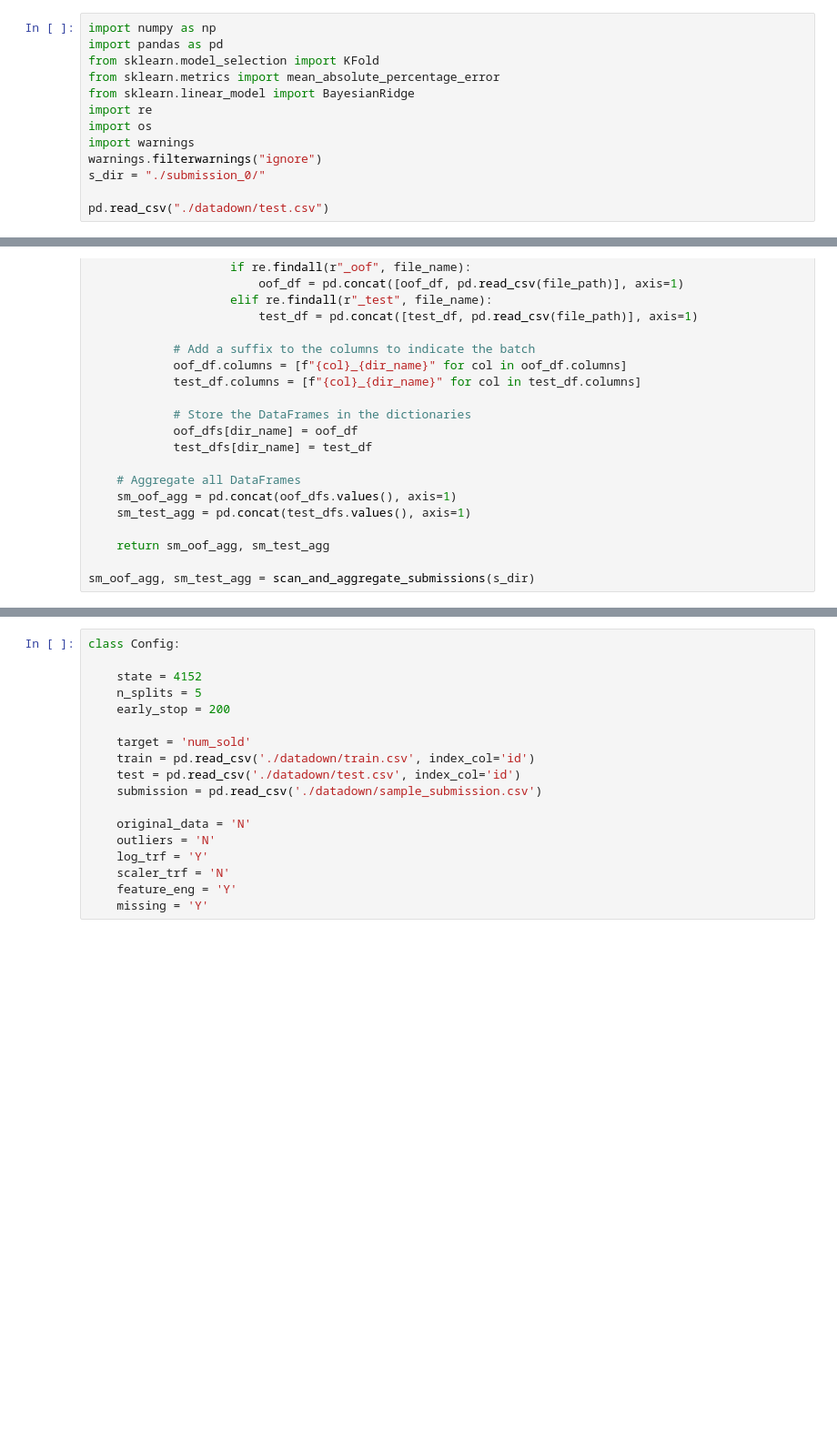
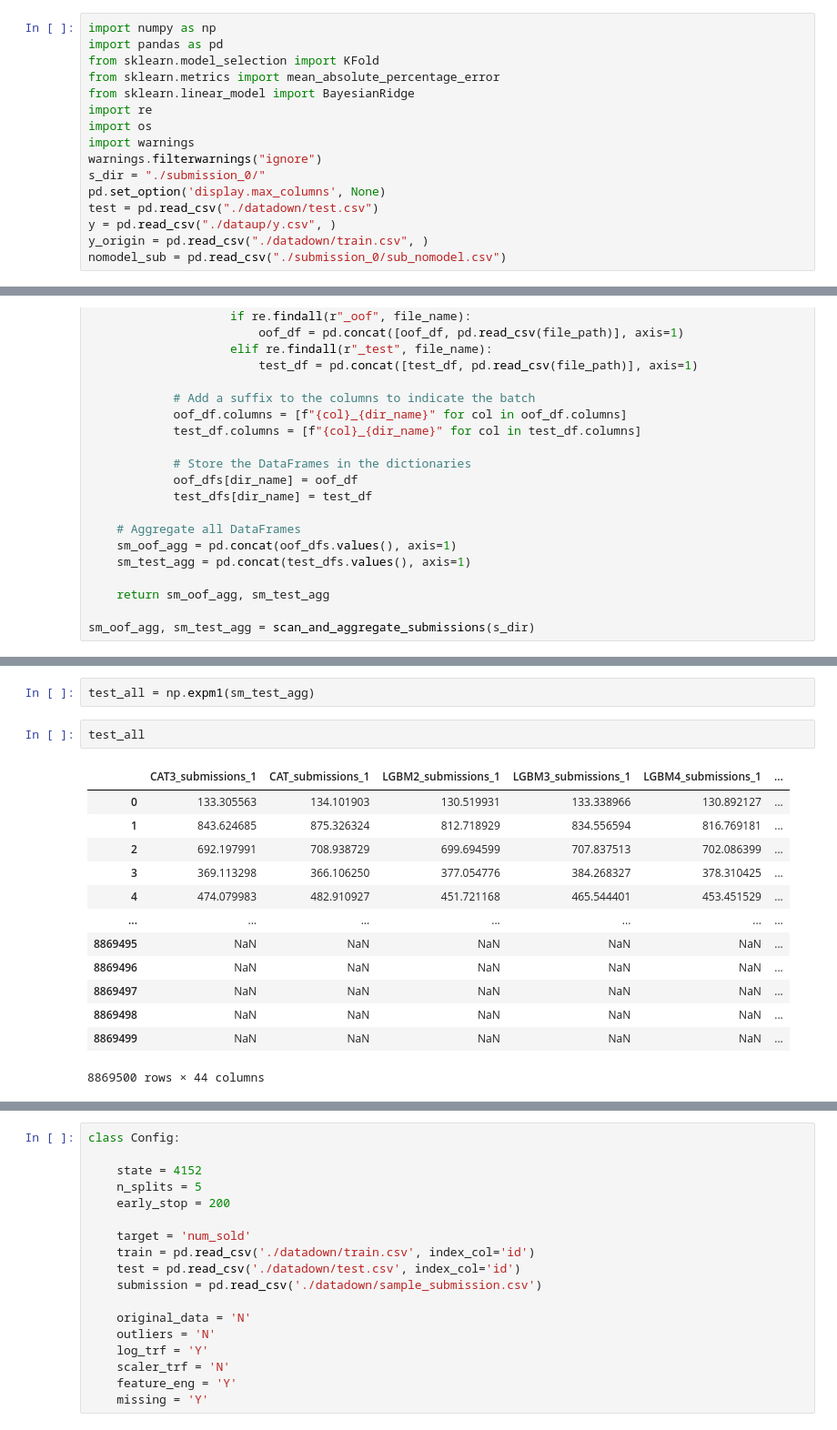
Before and after one commit to fyenne/kaggle_toolbox, a Jupyter notebook: pgs51/emsembler.ipynb, the cells around one changed output, grey strips where cells are left out. Shown at 91% size. Cells and saved outputs as stored; diff of their text form; blank space fills up the shorter version.

```diff
--- a/pgs51/emsembler.ipynb
+++ b/pgs51/emsembler.ipynb
@@ -9,5 +9,8 @@ import os
 import warnings
 warnings.filterwarnings("ignore")
 s_dir = "./submission_0/"
-
-pd.read_csv("./datadown/test.csv")
+pd.set_option('display.max_columns', None)
+test = pd.read_csv("./datadown/test.csv")
+y = pd.read_csv("./dataup/y.csv", )
+y_origin = pd.read_csv("./datadown/train.csv", )
+nomodel_sub = pd.read_csv("./submission_0/sub_nomodel.csv")
@@ -157,0 +80,18 @@ sm_test_agg
+# %%
+test_all = np.expm1(sm_test_agg)
+# %%
+test_all
+# %% [output]
+|  | CAT3_submissions_1 | CAT_submissions_1 | LGBM2_submissions_1 | LGBM3_submissions_1 | LGBM4_submissions_1 | ... |
+| 0 | 133.305563 | 134.101903 | 130.519931 | 133.338966 | 130.892127 | ... |
+| 1 | 843.624685 | 875.326324 | 812.718929 | 834.556594 | 816.769181 | ... |
+| 2 | 692.197991 | 708.938729 | 699.694599 | 707.837513 | 702.086399 | ... |
+| 3 | 369.113298 | 366.106250 | 377.054776 | 384.268327 | 378.310425 | ... |
+| 4 | 474.079983 | 482.910927 | 451.721168 | 465.544401 | 453.451529 | ... |
+| ... | ... | ... | ... | ... | ... | ... |
+| 8869495 | NaN | NaN | NaN | NaN | NaN | ... |
+| 8869496 | NaN | NaN | NaN | NaN | NaN | ... |
+| 8869497 | NaN | NaN | NaN | NaN | NaN | ... |
+| 8869498 | NaN | NaN | NaN | NaN | NaN | ... |
+| 8869499 | NaN | NaN | NaN | NaN | NaN | ... |
+8869500 rows × 44 columns
```
Also changed, not shown: parts of 25 cells of this notebook.
